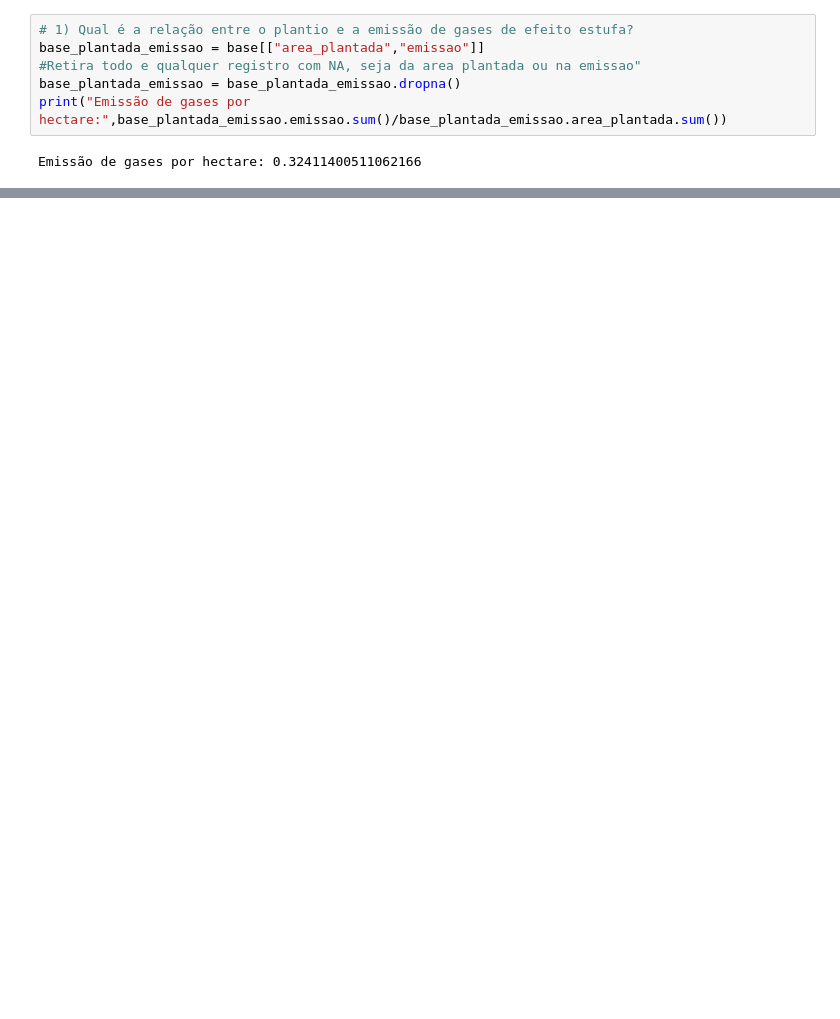
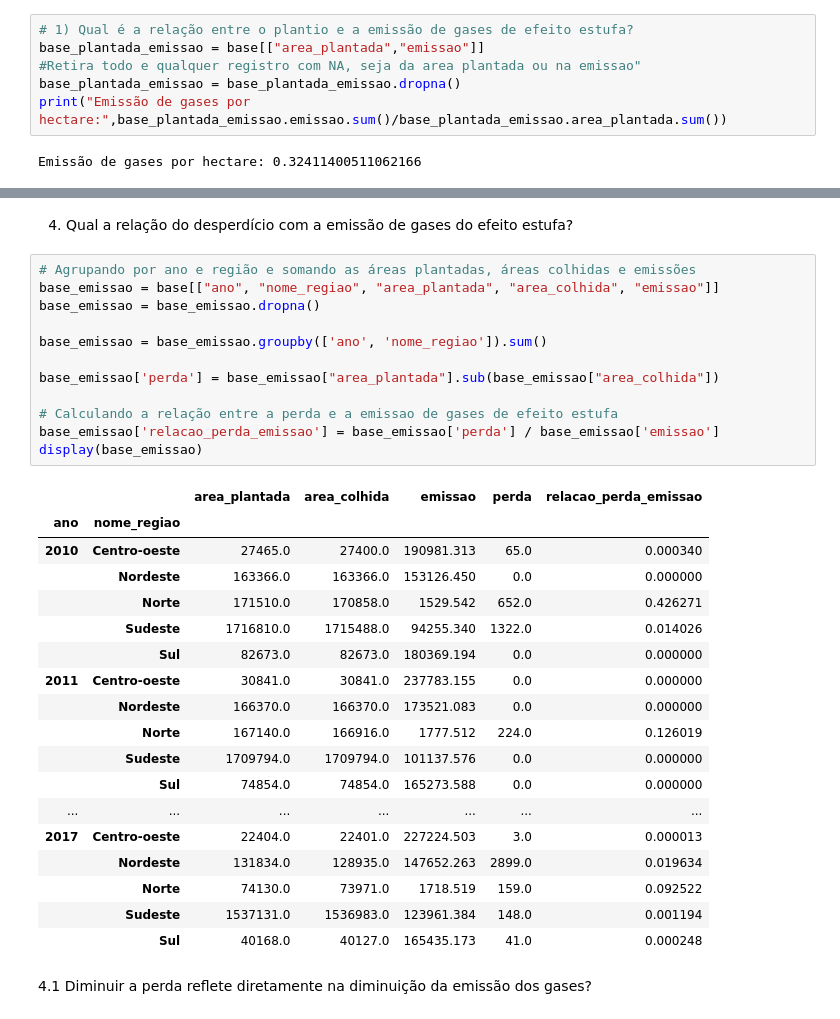
Before and after one commit to hn5003162/Analise_Exploratoria_de_Dados, a Jupyter notebook: Projeto_Aplicado_I_AED.ipynb, the cells around one changed output, grey strips where cells are left out. Cells and saved outputs as stored; diff of their text form; blank space fills up the shorter version.

```diff
--- a/Projeto_Aplicado_I_AED.ipynb
+++ b/Projeto_Aplicado_I_AED.ipynb
@@ -270,0 +247,35 @@ display(base_perdas_emissao)
+# %% [markdown]
+4) Qual a relação do desperdício com a emissão de gases do efeito estufa?
+# %%
+# Agrupando por ano e região e somando as áreas plantadas, áreas colhidas e emissões
+base_emissao = base[["ano", "nome_regiao", "area_plantada", "area_colhida", "emissao"]]
+base_emissao = base_emissao.dropna()
+
+base_emissao = base_emissao.groupby(['ano', 'nome_regiao']).sum()
+
+base_emissao['perda'] = base_emissao["area_plantada"].sub(base_emissao["area_colhida"])
+
+# Calculando a relação entre a perda e a emissao de gases de efeito estufa
+base_emissao['relacao_perda_emissao'] = base_emissao['perda'] / base_emissao['emissao']
+display(base_emissao)
+# %% [output]
+|  |  | area_plantada | area_colhida | emissao | perda | relacao_perda_emissao |
+| ano | nome_regiao |  |  |  |  |  |
+| 2010 | Centro-oeste | 27465.0 | 27400.0 | 190981.313 | 65.0 | 0.000340 |
+|  | Nordeste | 163366.0 | 163366.0 | 153126.450 | 0.0 | 0.000000 |
+|  | Norte | 171510.0 | 170858.0 | 1529.542 | 652.0 | 0.426271 |
+|  | Sudeste | 1716810.0 | 1715488.0 | 94255.340 | 1322.0 | 0.014026 |
+|  | Sul | 82673.0 | 82673.0 | 180369.194 | 0.0 | 0.000000 |
+| 2011 | Centro-oeste | 30841.0 | 30841.0 | 237783.155 | 0.0 | 0.000000 |
+|  | Nordeste | 166370.0 | 166370.0 | 173521.083 | 0.0 | 0.000000 |
+|  | Norte | 167140.0 | 166916.0 | 1777.512 | 224.0 | 0.126019 |
+|  | Sudeste | 1709794.0 | 1709794.0 | 101137.576 | 0.0 | 0.000000 |
+|  | Sul | 74854.0 | 74854.0 | 165273.588 | 0.0 | 0.000000 |
+| ... | ... | ... | ... | ... | ... | ... |
+| 2017 | Centro-oeste | 22404.0 | 22401.0 | 227224.503 | 3.0 | 0.000013 |
+|  | Nordeste | 131834.0 | 128935.0 | 147652.263 | 2899.0 | 0.019634 |
+|  | Norte | 74130.0 | 73971.0 | 1718.519 | 159.0 | 0.092522 |
+|  | Sudeste | 1537131.0 | 1536983.0 | 123961.384 | 148.0 | 0.001194 |
+|  | Sul | 40168.0 | 40127.0 | 165435.173 | 41.0 | 0.000248 |
+# %% [markdown]
+4.1 Diminuir a perda reflete diretamente na diminuição da emissão dos gases?
```
Also changed, not shown: parts of 20 cells of this notebook.
